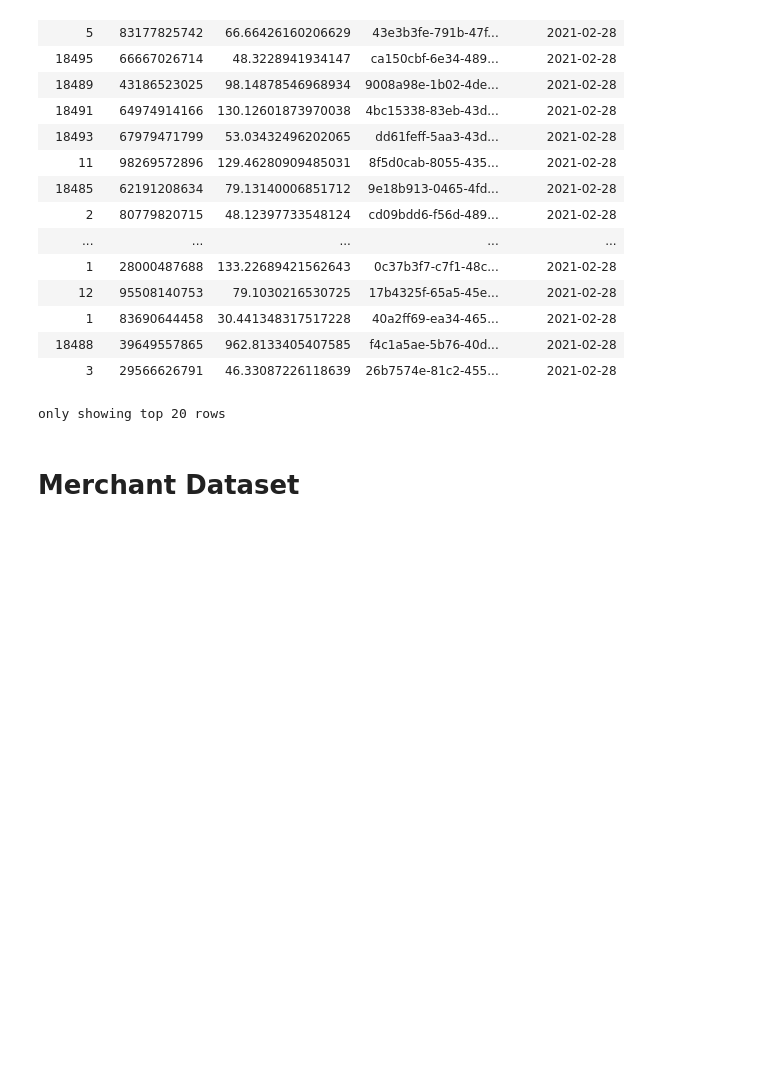
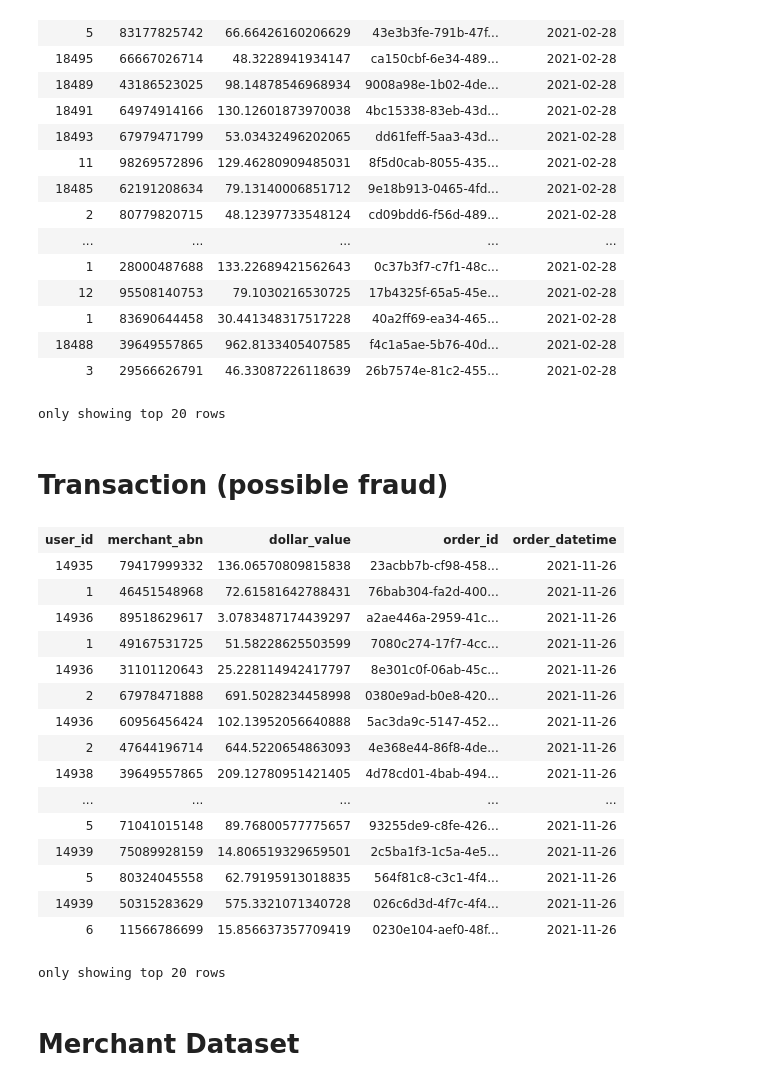
Before and after one commit to TGChenZP/MAST30034-A2_GroupWork_Py, a Jupyter notebook: notebooks/understand_data.ipynb, the cells around one changed output. Saved outputs shown, nothing was run; the diff lists cells and outputs as text; code cells hidden in the pictures; blank space fills up the shorter version.

Commit message:
Quick look at the new batch of data. NO FRAUD LABEL

```diff
--- a/notebooks/understand_data.ipynb
+++ b/notebooks/understand_data.ipynb
@@ -24,7 +24,8 @@ consumer_sdf = spark.read.option("header",True) \
                          .option("inferSchema",True) \
                          .options(delimiter='|') \
                          .csv("../data/tables/tbl_consumer.csv")
-transaction_sdf = spark.read.parquet("../data/tables/transactions_20210228_20210827_snapshot")
+transaction_28_sdf = spark.read.parquet("../data/tables/transactions_20210228_20210827_snapshot")
+transaction_82_sdf = spark.read.parquet("../data/tables/transactions_20210828_20220227_snapshot/")
 # %% [markdown]
 # Transaction dataset
 - should be our main focus in terms on analysing the number of transactions related to each customer and each merchant
@@ -50,6 +51,28 @@ transaction_sdf.orderBy(F.column("order_datetime"))
 | 18488 | 39649557865 | 962.8133405407585 | f4c1a5ae-5b76-40d... | 2021-02-28 |
 | 3 | 29566626791 | 46.33087226118639 | 26b7574e-81c2-455... | 2021-02-28 |
 only showing top 20 rows
+# %% [markdown]
+# Transaction (possible fraud)
+# %%
+transaction_82_sdf
+# %% [output]
+| user_id | merchant_abn | dollar_value | order_id | order_datetime |
+| 14935 | 79417999332 | 136.06570809815838 | 23acbb7b-cf98-458... | 2021-11-26 |
+| 1 | 46451548968 | 72.61581642788431 | 76bab304-fa2d-400... | 2021-11-26 |
+| 14936 | 89518629617 | 3.0783487174439297 | a2ae446a-2959-41c... | 2021-11-26 |
+| 1 | 49167531725 | 51.58228625503599 | 7080c274-17f7-4cc... | 2021-11-26 |
+| 14936 | 31101120643 | 25.228114942417797 | 8e301c0f-06ab-45c... | 2021-11-26 |
+| 2 | 67978471888 | 691.5028234458998 | 0380e9ad-b0e8-420... | 2021-11-26 |
+| 14936 | 60956456424 | 102.13952056640888 | 5ac3da9c-5147-452... | 2021-11-26 |
+| 2 | 47644196714 | 644.5220654863093 | 4e368e44-86f8-4de... | 2021-11-26 |
+| 14938 | 39649557865 | 209.12780951421405 | 4d78cd01-4bab-494... | 2021-11-26 |
+| ... | ... | ... | ... | ... |
+| 5 | 71041015148 | 89.76800577775657 | 93255de9-c8fe-426... | 2021-11-26 |
+| 14939 | 75089928159 | 14.806519329659501 | 2c5ba1f3-1c5a-4e5... | 2021-11-26 |
+| 5 | 80324045558 | 62.79195913018835 | 564f81c8-c3c1-4f4... | 2021-11-26 |
+| 14939 | 50315283629 | 575.3321071340728 | 026c6d3d-4f7c-4f4... | 2021-11-26 |
+| 6 | 11566786699 | 15.856637357709419 | 0230e104-aef0-48f... | 2021-11-26 |
+only showing top 20 rows
 # %% [markdown]
 # Merchant Dataset
 # %%
```
Also changed, not shown: parts of 5 cells of this notebook.
